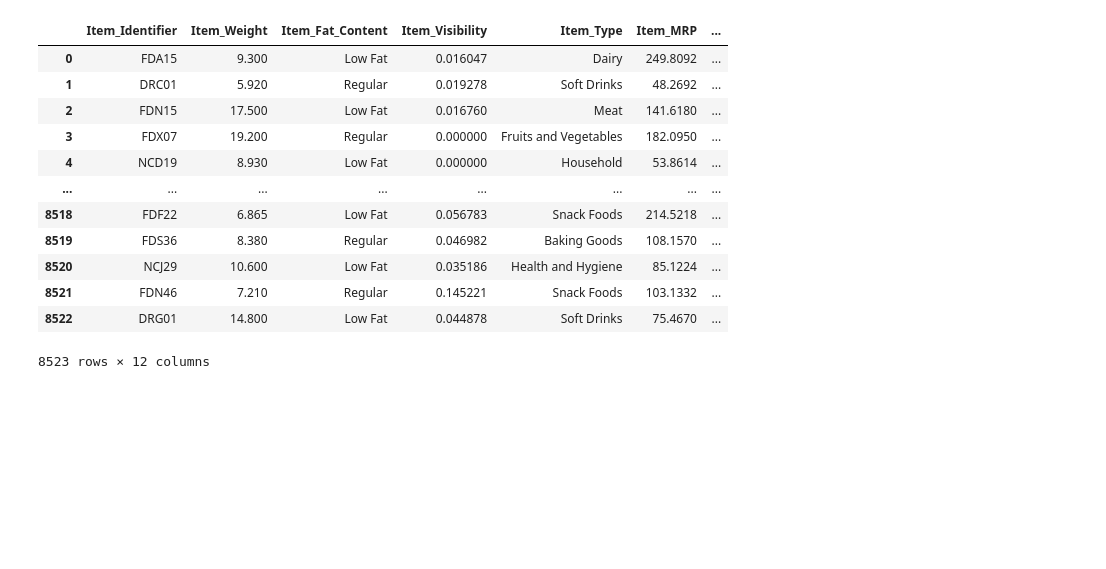
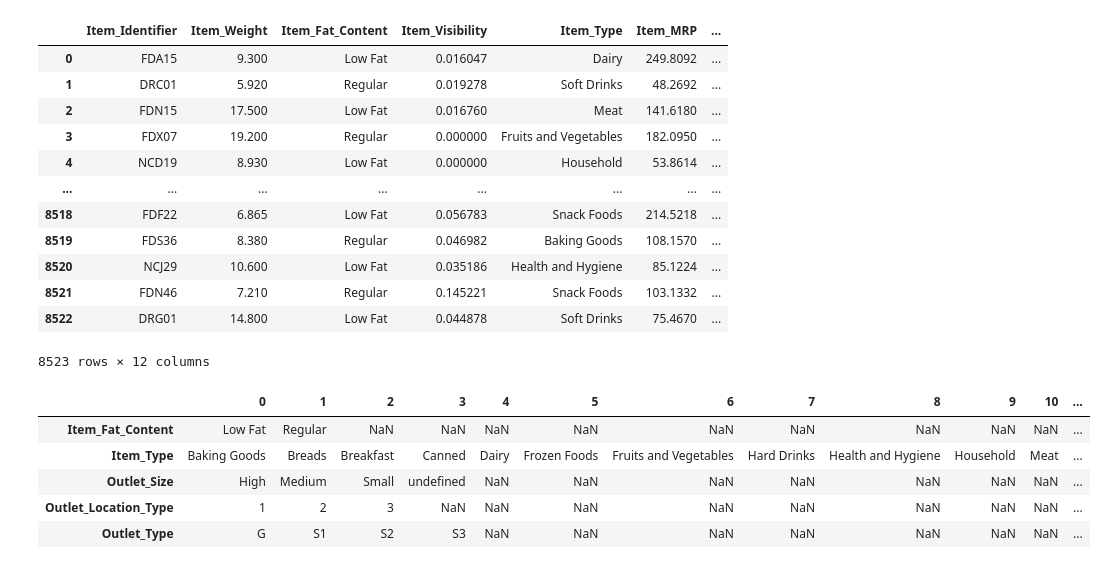
Before and after one commit to Demvok/BigMartSalesPrediction, a Jupyter notebook: ExploringAndCleaning.ipynb, the cells around one changed output. Saved outputs shown, nothing was run; the diff lists cells and outputs as text; code cells hidden in the pictures; blank space fills up the shorter version.

```diff
--- a/ExploringAndCleaning.ipynb
+++ b/ExploringAndCleaning.ipynb
@@ -460,6 +474,15 @@ for col in columns_to_encode:
     export_df[col] = le.transform(export_df[col])
 encoder = encoder.set_index(columns_to_encode)
 encoder.to_csv('constants/encoder.csv')
+# %%
+encoder
+# %% [output]
+|  | 0 | 1 | 2 | 3 | 4 | 5 | 6 | 7 | 8 | 9 | 10 | ... |
+| Item_Fat_Content | Low Fat | Regular | NaN | NaN | NaN | NaN | NaN | NaN | NaN | NaN | NaN | ... |
+| Item_Type | Baking Goods | Breads | Breakfast | Canned | Dairy | Frozen Foods | Fruits and Vegetables | Hard Drinks | Health and Hygiene | Household | Meat | ... |
+| Outlet_Size | High | Medium | Small | undefined | NaN | NaN | NaN | NaN | NaN | NaN | NaN | ... |
+| Outlet_Location_Type | 1 | 2 | 3 | NaN | NaN | NaN | NaN | NaN | NaN | NaN | NaN | ... |
+| Outlet_Type | G | S1 | S2 | S3 | NaN | NaN | NaN | NaN | NaN | NaN | NaN | ... |
 # %%
 export_df.to_csv('constants/quick_fit.csv', index=False)
 # %%
```
Also changed, not shown: parts of 1 cell of this notebook, 10 other files.
